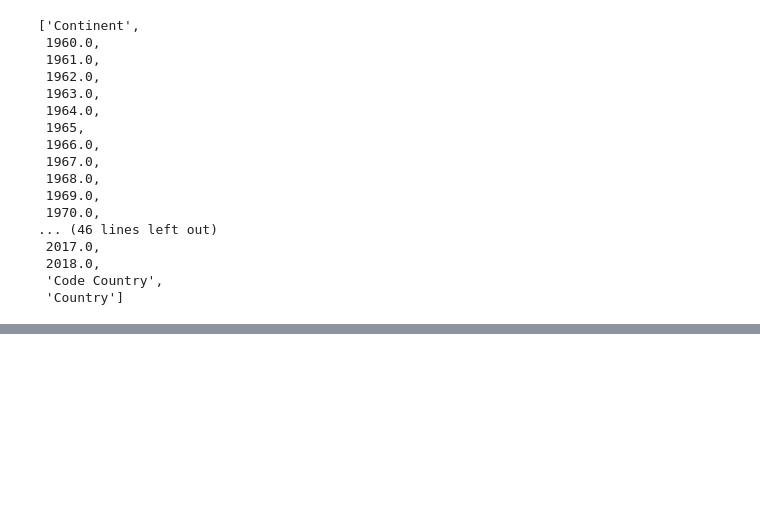
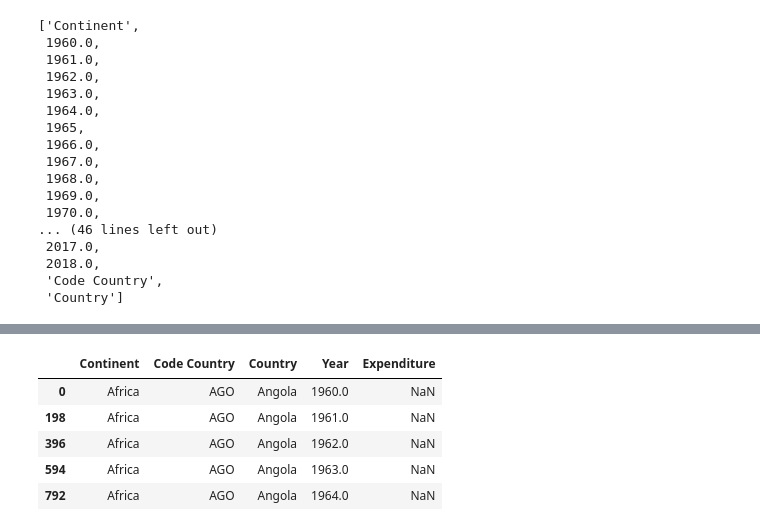
Before and after one commit to ijarpa/ijarpa, a Jupyter notebook: Power BI & Python/Military Expenditure/Military.ipynb, the cells around one changed output, grey strips where cells are left out. Saved outputs shown, nothing was run; the diff lists cells and outputs as text; code cells hidden in the pictures; blank space fills up the shorter version.

```diff
--- a/Power BI & Python/Military Expenditure/Military.ipynb
+++ b/Power BI & Python/Military Expenditure/Military.ipynb
@@ -244,0 +312,11 @@ df
+# %%
+Tabla = Tabla.sort_values(['Continent', 'Code Country'], ascending=True)
+# %%
+Tabla.head()
+# %% [output]
+|  | Continent | Code Country | Country | Year | Expenditure |
+| 0 | Africa | AGO | Angola | 1960.0 | NaN |
+| 198 | Africa | AGO | Angola | 1961.0 | NaN |
+| 396 | Africa | AGO | Angola | 1962.0 | NaN |
+| 594 | Africa | AGO | Angola | 1963.0 | NaN |
+| 792 | Africa | AGO | Angola | 1964.0 | NaN |
```
Also changed, not shown: parts of 4 cells of this notebook.
